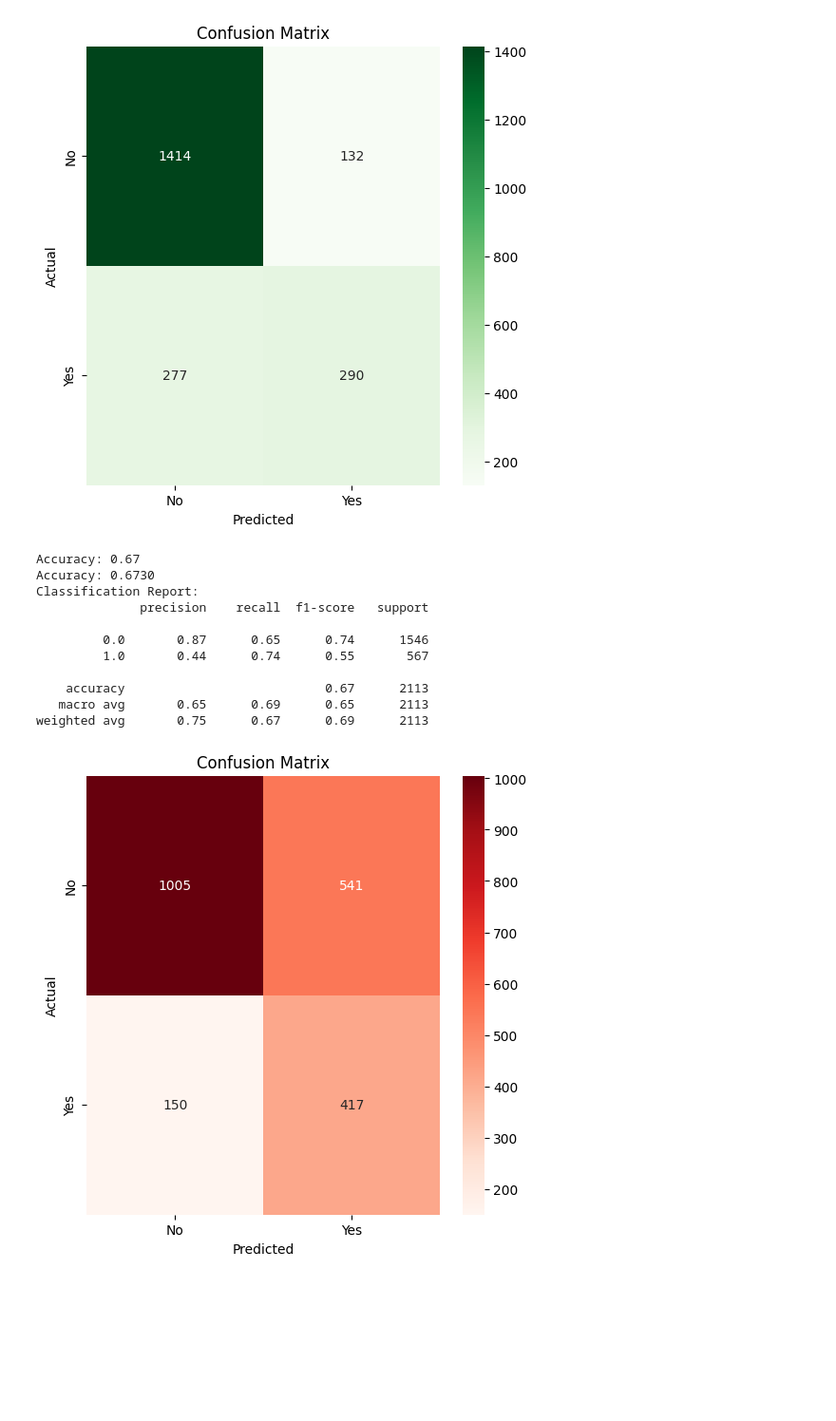
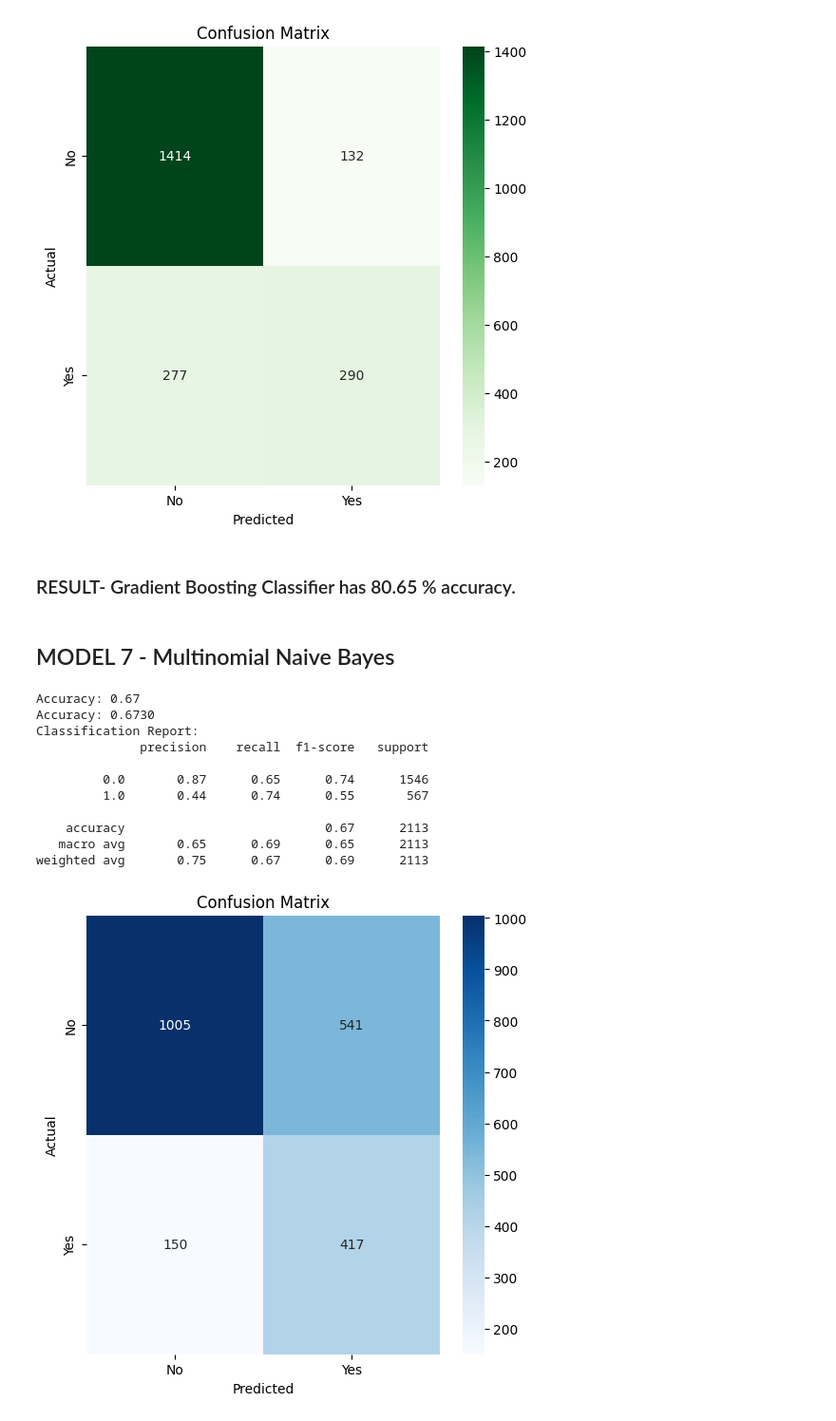
Before and after one commit to Gitika-26/TelecomChurnPredictionandAnalysis, a Jupyter notebook: Telecom_Churn.ipynb, the cells around one changed output. Shown at 95% size. Cells and saved outputs as stored; diff of their text form; code cells hidden in the pictures; blank space fills up the shorter version.

```diff
--- a/Telecom_Churn.ipynb
+++ b/Telecom_Churn.ipynb
@@ -576,29 +598,33 @@ Classification Report:
    macro avg       0.76      0.71      0.73      2113
 weighted avg       0.80      0.81      0.80      2113
 [figure]
+# %% [markdown]
+### RESULT- Gradient Boosting Classifier has 80.65 % accuracy.
+# %% [markdown]
+## MODEL 7 - Multinomial Naive Bayes
 # %%
 text_clf = MultinomialNB()
 
 # Fit the model on the training data
 text_clf.fit(X_train, y_train)
 
 # Predict the test set labels
 predicted = text_clf.predict(X_test)
 
 # Evaluate accuracy
 accuracy = accuracy_score(y_test, predicted)
 print(f"Accuracy: {accuracy:.2f}")
-report_model(text_clf,'Reds')
+report_model(text_clf,'Blues')
 # %% [output]
 Accuracy: 0.67
 Accuracy: 0.6730
 Classification Report:
               precision    recall  f1-score   support
 
          0.0       0.87      0.65      0.74      1546
          1.0       0.44      0.74      0.55       567
 
     accuracy                           0.67      2113
    macro avg       0.65      0.69      0.65      2113
 weighted avg       0.75      0.67      0.69      2113
-[figure, old version]
+[figure, new version]
```
Also changed, not shown: parts of 57 cells of this notebook.
